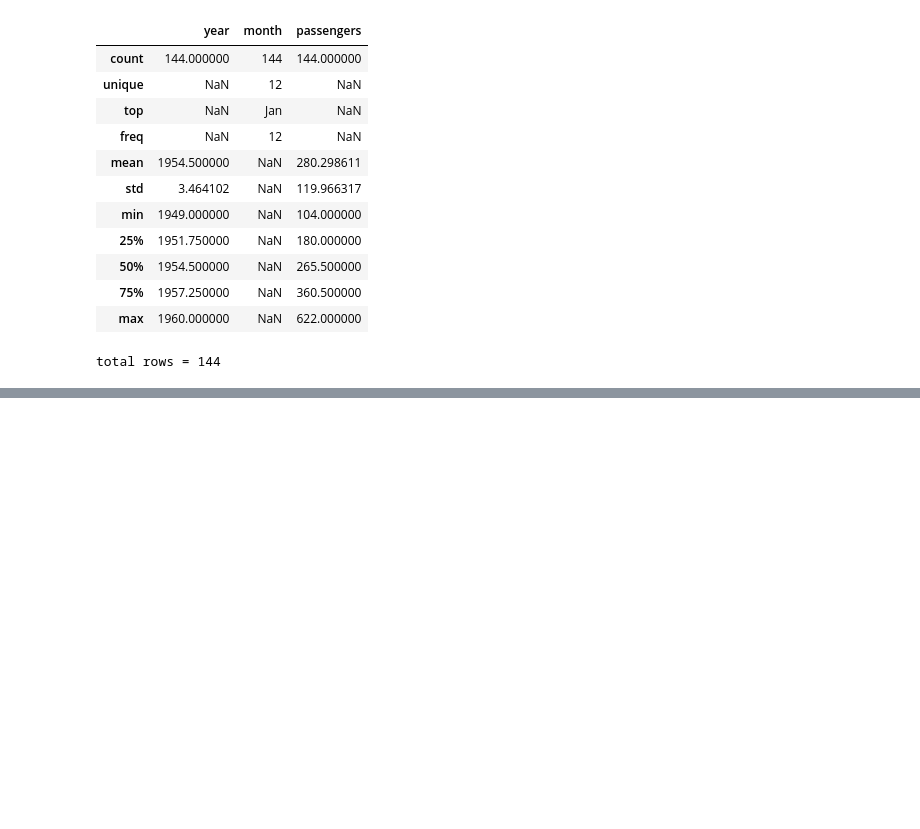
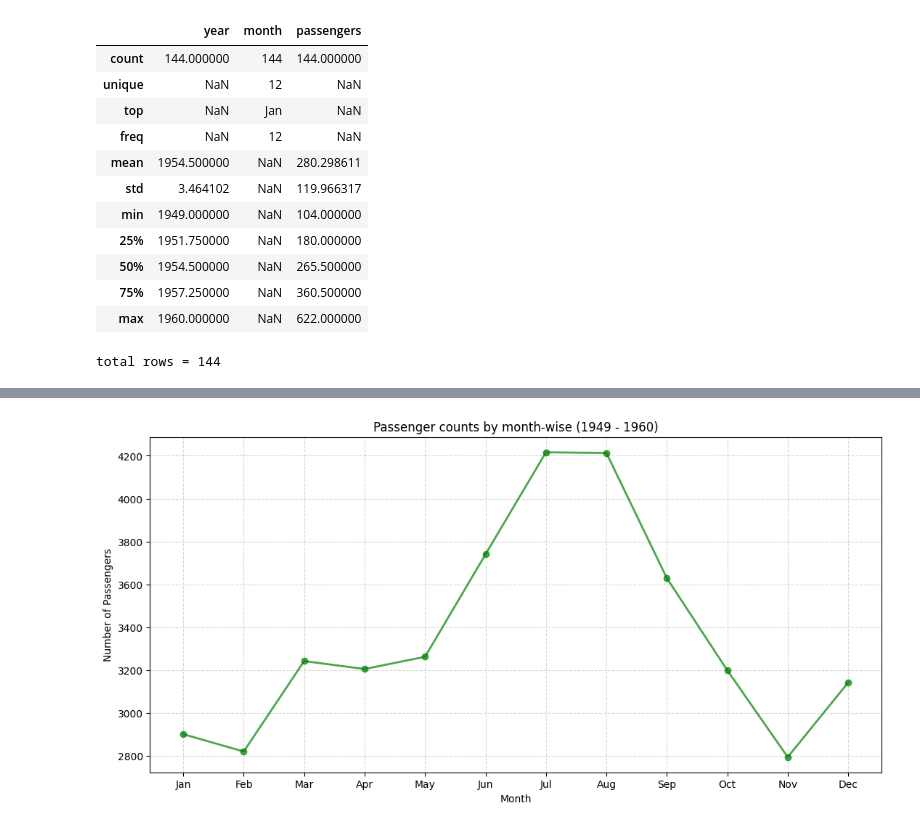
Before and after one commit to vadivelmurugesan/data-science, a Jupyter notebook: example_data_sets/03_flights_data_set.ipynb, the cells around one changed output, grey strips where cells are left out. Cells and saved outputs as stored; diff of their text form; code cells hidden in the pictures; blank space fills up the shorter version.

```diff
--- a/example_data_sets/03_flights_data_set.ipynb
+++ b/example_data_sets/03_flights_data_set.ipynb
@@ -55,0 +103,18 @@ total rows = 144
+# %%
+# Month-wise data - line plot
+
+month_wise_data = flights_df.groupby('month')['passengers'].sum().reset_index()
+#reset_index() is used after the groupby operation to move the 'month' from the index to a regular column, as by default
+
+# Create line plots
+
+plt.figure(figsize=(13, 6))
+
+plt.plot(month_wise_data['month'], month_wise_data['passengers'], color='green', alpha = 0.7, linewidth =2, marker = 'o')
+plt.grid(True, linestyle='--', alpha = 0.5)
+plt.title("Passenger counts by month-wise (1949 - 1960)", fontsize = 12)
+plt.xlabel("Month")
+plt.ylabel("Number of Passengers")
+plt.show()
+# %% [output]
+[figure, added]
```
Also changed, not shown: parts of 3 cells of this notebook.
